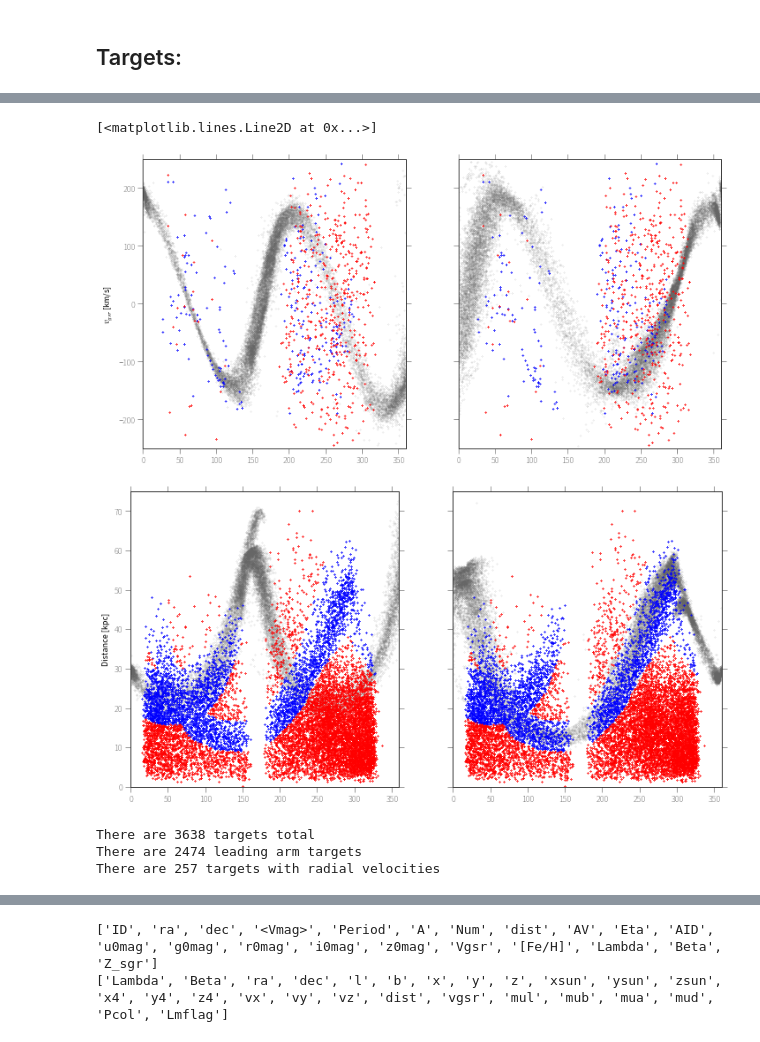
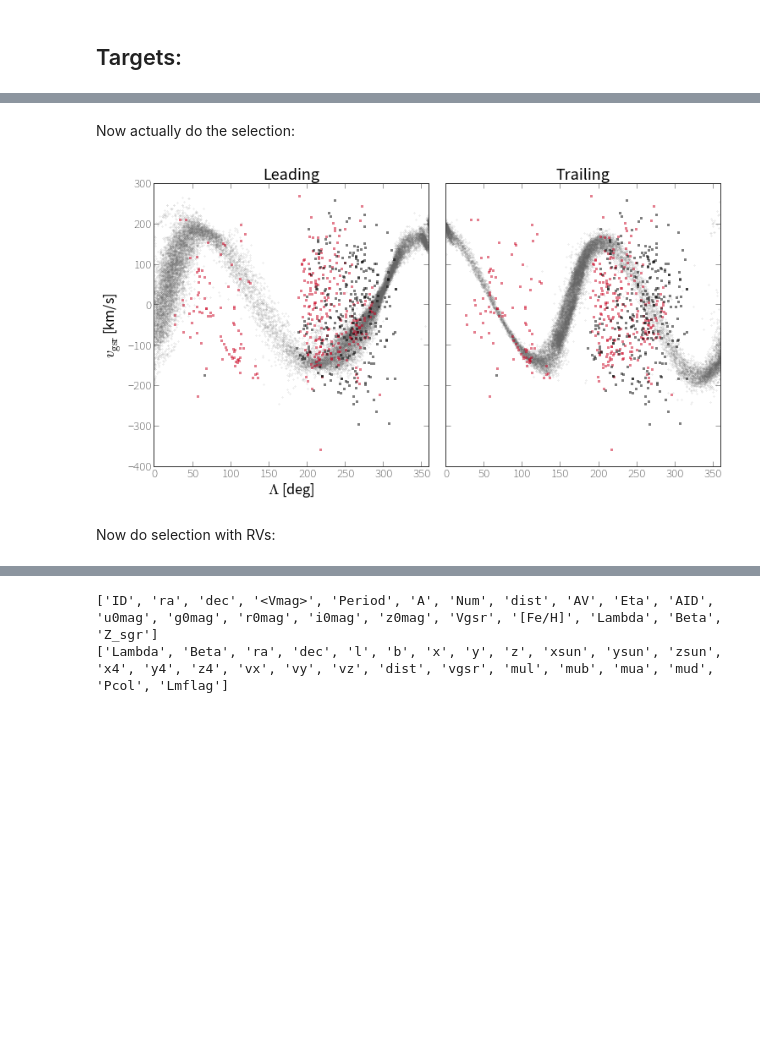
Before and after one commit to adrn/streams, a Jupyter notebook: text/notebooks/Spitzer RR Lyrae Selection.ipynb, the cells around one changed output, grey strips where cells are left out. Cells and saved outputs as stored; diff of their text form; code cells hidden in the pictures; blank space fills up the shorter version.

Commit message:
spitzer target selection

```diff
--- a/text/notebooks/Spitzer RR Lyrae Selection.ipynb
+++ b/text/notebooks/Spitzer RR Lyrae Selection.ipynb
@@ -172,0 +168,12 @@ axes[ii].plot(Lambda_bins[lmflag], median_dists[lmflag]-3*dist_scatters[lmflag],
+# %%
+css_dist = tbl_to_gc_dist(sgr_catalina).value
+
+# Trailing
+lmflag = -1
+predicted_dist = dist_funcs[lmflag](sgr_catalina["Lambda"])
+dist_trail_idx = ((np.fabs(predicted_dist - css_dist)/predicted_dist) < 0.35) & (sgr_catalina["Lambda"] < 180)
+
+# Leading
+lmflag = 1
+predicted_dist = dist_funcs[lmflag](sgr_catalina["Lambda"])
+dist_lead_idx = ((np.fabs(predicted_dist-css_dist)/predicted_dist) < 0.35)
@@ -173,41 +230,33 @@ axes[ii].plot(Lambda_bins[lmflag], median_dists[lmflag]-3*dist_scatters[lmflag],
+# %% [markdown]
+Now actually do the selection:
 # %%
-dist_targets_idx = trail_idx | lead_idx
-targets = sgr_catalina[dist_targets_idx]
-not_targets = sgr_catalina[~dist_targets_idx]
-leading_targets = sgr_catalina[lead_idx]
+dist_targets_idx = (dist_trail_idx | dist_lead_idx) & rv_idx
+dist_targets = sgr_catalina[dist_targets_idx]
+not_dist_targets = sgr_catalina[~dist_targets_idx]
 # %%
-fig,axes = subplots(1, 2, figsize=(12,6), sharex=True, sharey=True)
-axes[0].plot(lm10["Lambda"][lm10['Lmflag']==-1], lm10["vgsr"][lm10['Lmflag']==-1], marker='.', linestyle='none', alpha=0.1, c='#666666')
-axes[0].plot(targets["Lambda"], targets["Vgsr"], marker='.', linestyle='none', alpha=0.75, c='b')
-axes[0].plot(not_targets["Lambda"], not_targets["Vgsr"], marker='.', linestyle='none', alpha=0.75, c='r')
-axes[0].set_xlim(0, 360)
-axes[0].set_ylim(-250, 250)
-axes[0].set_ylabel(r"$v_{gsr}$ [km/s]")
+fig,axes = subplots(1, 2, figsize=(12,6), sharex=True, sharey=True) #, subplot_kw=dict(projection='polar'))
+axes[0].plot(lm10_leading["Lambda"], lm10_leading["vgsr"],
+             marker='.', linestyle='none', alpha=0.1, c='#666666')
+axes[0].plot(dist_targets["Lambda"], dist_targets["Vgsr"],
+             marker='.', linestyle='none', alpha=0.5, c='#CA0020', ms=6)
+axes[0].plot(not_dist_targets["Lambda"], not_dist_targets["Vgsr"],
+             marker='.', linestyle='none', alpha=0.5, c='k', ms=6)
+axes[0].set_xlim(0,360)
+axes[0].set_title("Leading", fontsize=20, fontweight='normal')
+axes[0].set_xlabel(r"$\Lambda$ [deg]")
+axes[0].set_ylabel(r"$v_{\rm gsr}$ [km/s]")
 
-axes[1].plot(lm10["Lambda"][lm10['Lmflag']==1], lm10["vgsr"][lm10['Lmflag']==1], marker='.', linestyle='none', alpha=0.1, c='#666666')
-axes[1].plot(targets["Lambda"], targets["Vgsr"], marker='.', linestyle='none', alpha=0.75, c='b')
-axes[1].plot(not_targets["Lambda"], not_targets["Vgsr"], marker='.', linestyle='none', alpha=0.75, c='r')
-
-fig,axes = subplots(1, 2, figsize=(12,6), sharex=True, sharey=True)
-axes[0].plot(lm10["Lambda"][lm10['Lmflag']==-1], lm10["dist"][lm10['Lmflag']==-1], marker='.', linestyle='none', alpha=0.1, c='#666666')
-axes[0].plot(targets["Lambda"], targets["dist"], marker='.', linestyle='none', alpha=0.75, c='b')
-axes[0].plot(not_targets["Lambda"], not_targets["dist"], marker='.', linestyle='none', alpha=0.75, c='r')
-axes[0].set_xlim(0, 360)
-axes[0].set_ylim(0, 75)
-axes[0].set_ylabel("Distance [kpc]")
-
-axes[1].plot(lm10["Lambda"][lm10['Lmflag']==1], lm10["dist"][lm10['Lmflag']==1], marker='.', linestyle='none', alpha=0.1, c='#666666')
-axes[1].plot(targets["Lambda"], targets["dist"], marker='.', linestyle='none', alpha=0.75, c='b')
-axes[1].plot(not_targets["Lambda"], not_targets["dist"], marker='.', linestyle='none', alpha=0.75, c='r')
+axes[1].plot(lm10_trailing["Lambda"], lm10_trailing["vgsr"],
+             marker='.', linestyle='none', alpha=0.1, c='#666666')
+axes[1].plot(dist_targets["Lambda"], dist_targets["Vgsr"],
+             marker='.', linestyle='none', alpha=0.5, c='#CA0020', ms=6)
+axes[1].plot(not_dist_targets["Lambda"], not_dist_targets["Vgsr"],
+             marker='.', linestyle='none', alpha=0.5, c='k', ms=6)
+axes[1].set_title("Trailing", fontsize=20, fontweight='normal')
+axes[0].set_xlabel(r"$\Lambda$ [deg]")
+fig.subplots_adjust(wspace=0.06)
+#fig.savefig("/Users/adrian/projects/streams/text/notes/catalina_vgsr.pdf")
 # %% [output]
-[<matplotlib.lines.Line2D at 0x...>]
-[figure, old version]
+[figure, new version]
-[figure, removed]
-# %%
-print("There are {0} targets total".format(np.sum(dist_targets_idx)))
-print("There are {0} leading arm targets".format(len(leading_targets)))
-print("There are {0} targets with radial velocities".format(np.sum(dist_targets_idx & (~sgr_catalina["Vgsr"].mask))))
-# %% [output]
-There are 3638 targets total
-There are 2474 leading arm targets
-There are 257 targets with radial velocities
+# %% [markdown]
+Now do selection with RVs:
```
Also changed, not shown: parts of 32 cells of this notebook.
